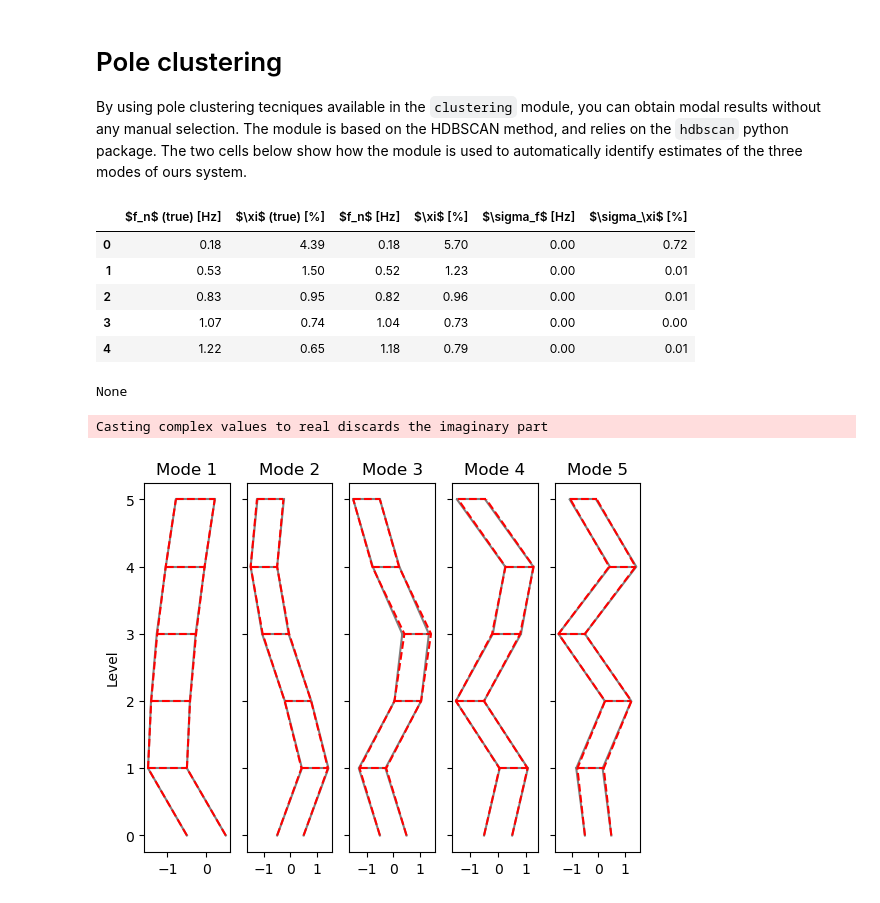
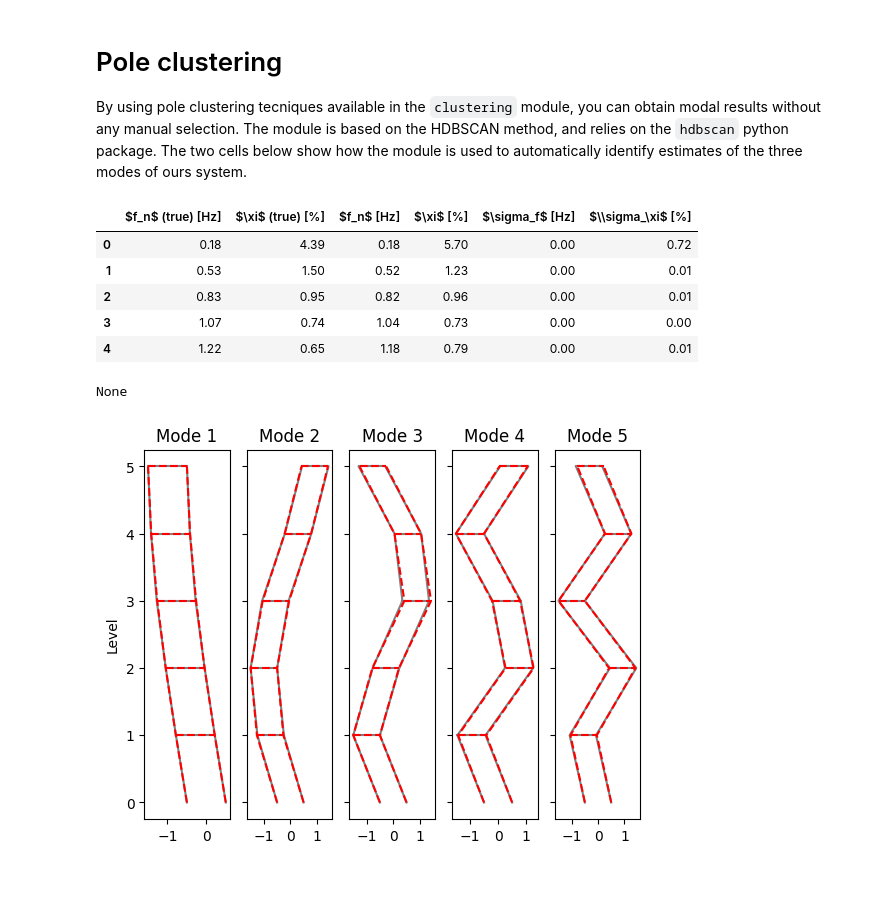
Before and after one commit to knutankv/koma, a Jupyter notebook: examples/Automatic OMA - Shear frame.ipynb, the cells around one changed output. Saved outputs shown, nothing was run; the diff lists cells and outputs as text; code cells hidden in the pictures.

```diff
--- a/examples/Automatic OMA - Shear frame.ipynb
+++ b/examples/Automatic OMA - Shear frame.ipynb
@@ -10,8 +10,10 @@ from scipy.signal import detrend, welch, resample
 import matplotlib.pyplot as plt
 # %%
 # Convenience functions
-def plot_mode(ax, phi, scaling=1.0):
-    levels = len(phi)
+def plot_mode(ax, phi, first_dof_top=True, scaling=1.0):
+    if first_dof_top:
+        phi = np.flip(phi)
+
     phi_plot = np.hstack([0, phi])
 
     if scaling is not None:
@@ -20,11 +22,11 @@ def plot_mode(ax, phi, scaling=1.0):
 
     handle = [None]*(levels+2)
 
-    handle[0] = ax.plot(phi_plot-0.5, np.arange(levels+1), color='black')[0]
-    handle[1] = ax.plot(phi_plot+0.5, np.arange(levels+1), color='black')[0]
+    handle[0] = ax.plot(phi_plot-0.5, np.arange(0, levels+1, 1), color='black')[0]
+    handle[1] = ax.plot(phi_plot+0.5, np.arange(0, levels+1, 1), color='black')[0]
 
-    for level in range(levels):
-        handle[level+2] = ax.plot([phi_plot[level+1]-0.5, phi_plot[level+1]+0.5], [level+1, level+1], color='black')[0]
+    for level in range(1,levels+1):
+        handle[level+1] = ax.plot([phi_plot[level]-0.5, phi_plot[level]+0.5], [level, level], color='black')[0]
 
     return handle
 
@@ -135,19 +151,19 @@ phi_mean = np.vstack([np.mean(phi_i, axis=1) for phi_i in grouped_phis]).T
 import pandas as pd
 try:
     res_data = np.vstack([omega_n_ref/2/np.pi, xi_ref*100, fn_mean, 100*xi_mean, fn_std, 100*xi_std]).T
-    res_exp = pd.DataFrame(res_data, columns=['$f_n$ (true) [Hz]', r'$\xi$ (true) [%]', '$f_n$ [Hz]', r'$\xi$ [%]', '$\sigma_f$ [Hz]', r'$\sigma_\xi$ [%]'])
+    res_exp = pd.DataFrame(res_data, columns=['$f_n$ (true) [Hz]', r'$\xi$ (true) [%]', '$f_n$ [Hz]', r'$\xi$ [%]', '$\\sigma_f$ [Hz]', r'$\\sigma_\xi$ [%]'])
     res_analytical = None
 except:
     res_data = np.vstack([omega_n_ref/2/np.pi, xi_ref*100]).T
     res_analytical = pd.DataFrame(res_data,  columns=['$f_n$ (true) [Hz]', r'$\xi$ (true) [%]'])
 
     res_data = np.vstack([fn_mean, 100*xi_mean, fn_std, 100*xi_std]).T
-    res_exp = pd.DataFrame(res_data, columns=['$f_n$ [Hz]', r'$\xi$ [%]', '$\sigma_f$ [Hz]', r'$\sigma_\xi$ [%]'])
+    res_exp = pd.DataFrame(res_data, columns=['$f_n$ [Hz]', r'$\xi$ [%]', '$\\sigma_f$ [Hz]', r'$\\sigma_\xi$ [%]'])
 
 display(res_exp)
 display(res_analytical)
 # %% [output]
-|  | $f_n$ (true) [Hz] | $\xi$ (true) [%] | $f_n$ [Hz] | $\xi$ [%] | $\sigma_f$ [Hz] | $\sigma_\xi$ [%] |
+|  | $f_n$ (true) [Hz] | $\xi$ (true) [%] | $f_n$ [Hz] | $\xi$ [%] | $\sigma_f$ [Hz] | $\\sigma_\xi$ [%] |
 | 0 | 0.18 | 4.39 | 0.18 | 5.70 | 0.00 | 0.72 |
 | 1 | 0.53 | 1.50 | 0.52 | 1.23 | 0.00 | 0.01 |
 | 2 | 0.83 | 0.95 | 0.82 | 0.96 | 0.00 | 0.01 |
@@ -157,7 +173,6 @@ None
 # %%
 # For plot below poles with indices 1, 7, 19, 39, 69 are picked in plot above
 # This differs from simulation to simulation due to the noise that is added.
-fig, ax = plot_all_modes(levels, phi_ref, phi_mean)
+fig, ax = plot_all_modes(levels, np.real(phi_ref), np.real(phi_mean))
 # %% [output]
-Casting complex values to real discards the imaginary part
-[figure, old version]
+[figure, new version]
```
Also changed, not shown: parts of 1 cell of this notebook, 7 other files.
